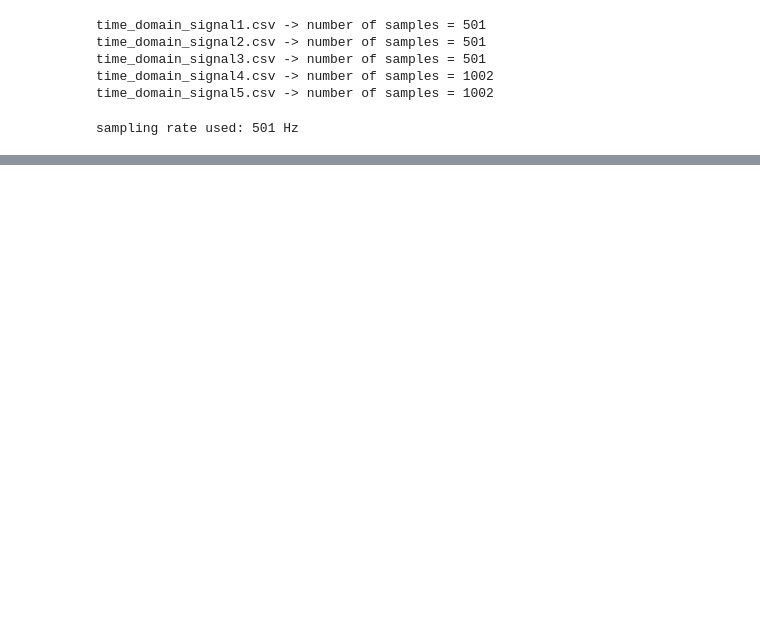
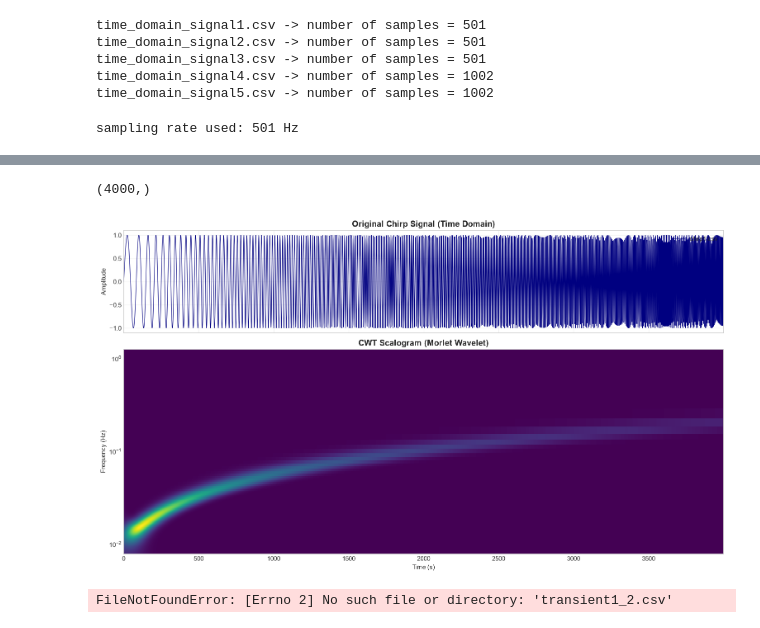
Before and after one commit to Kavi-Cs/FFT---with-Python, a Jupyter notebook: simple_fft_wavelet (1).ipynb, the cells around one changed output, grey strips where cells are left out. Cells and saved outputs as stored; diff of their text form; code cells hidden in the pictures; blank space fills up the shorter version.

```diff
--- a/simple_fft_wavelet (1).ipynb
+++ b/simple_fft_wavelet (1).ipynb
@@ -61,0 +155,80 @@ Signal 5: strongest frequency = 5.00 Hz
+# %%
+import numpy as np
+import pandas as pd
+import matplotlib.pyplot as plt
+import pywt
+plt.rcParams['figure.dpi'] = 110
+plt.rcParams['axes.grid'] = True
+plt.rcParams['grid.alpha'] = 0.3
+plt.rcParams['font.size'] = 10
+# %%
+chirp_df = pd.read_csv('chirp1.csv', header=None)
+chirp_signal = chirp_df.values.flatten().astype(float)
+
+fs = 1.0
+dt = 1.0 / fs
+n_chirp = len(chirp_signal)
+t_chirp = np.arange(n_chirp) * dt
+print(chirp_signal.shape)
+# %% [output]
+(4000,)
+# %%
+wavelet = 'cmor1.5-1.0'
+scales = np.arange(1, 128)
+coefficients, frequencies = pywt.cwt(chirp_signal, scales, wavelet, sampling_period=dt)
+power = np.abs(coefficients) ** 2
+# %%
+fig, axes = plt.subplots(2, 1, figsize=(14, 8), sharex=True, gridspec_kw={'height_ratios': [1, 2]})
+
+axes[0].plot(t_chirp, chirp_signal, color='navy', linewidth=0.8)
+axes[0].set_title('Original Chirp Signal (Time Domain)', fontsize=13, fontweight='bold')
+axes[0].set_ylabel('Amplitude')
+axes[0].legend(['chirp1.csv'], loc='upper right')
+im = axes[1].pcolormesh(t_chirp, frequencies, power, cmap='viridis', shading='auto')
+axes[1].set_title('CWT Scalogram (Morlet Wavelet)', fontsize=13, fontweight='bold')
+axes[1].set_xlabel('Time (s)')
+axes[1].set_ylabel('Frequency (Hz)')
+axes[1].set_yscale('log')
+plt.tight_layout()
+plt.savefig('chirp_scalogram.png', dpi=150, bbox_inches='tight')
+plt.show()
+# %% [output]
+[figure, added]
+# %%
+import pandas as pd
+import numpy as np
+import matplotlib.pyplot as plt
+import pywt
+
+transient_df = pd.read_csv('transient1.csv', header=None)
+transient_signal = transient_df.values.flatten().astype(float)
+
+fs = 1.0
+dt = 1.0 / fs
+n_transient = len(transient_signal)
+t_transient = np.arange(n_transient) * dt
+print(transient_signal.shape)
+
+wavelet = 'cmor1.5-1.0'
+scales = np.arange(1, 128)
+coefficients, frequencies = pywt.cwt(transient_signal, scales, wavelet, sampling_period=dt)
+power = np.abs(coefficients) ** 2
+
+fig, axes = plt.subplots(2, 1, figsize=(14, 8), sharex=True, gridspec_kw={'height_ratios': [1, 2]})
+
+axes[0].plot(t_transient, transient_signal, color='navy', linewidth=0.8)
+axes[0].set_title('Original Transient Signal (Time Domain)', fontsize=13, fontweight='bold')
+axes[0].set_ylabel('Amplitude')
+axes[0].legend(['transient1_2.csv'], loc='upper right')
+
+im = axes[1].pcolormesh(t_transient, frequencies, power, cmap='viridis', shading='auto')
+axes[1].set_title('CWT Scalogram (Morlet Wavelet)', fontsize=13, fontweight='bold')
+axes[1].set_xlabel('Time (s)')
+axes[1].set_ylabel('Frequency (Hz)')
+axes[1].set_yscale('log')
+
+plt.tight_layout()
+plt.savefig('transient_scalogram.png', dpi=150, bbox_inches='tight')
+plt.show()
+# %% [output]
+FileNotFoundError: [Errno 2] No such file or directory: 'transient1_2.csv'
```
Also changed, not shown: parts of 8 cells of this notebook.
